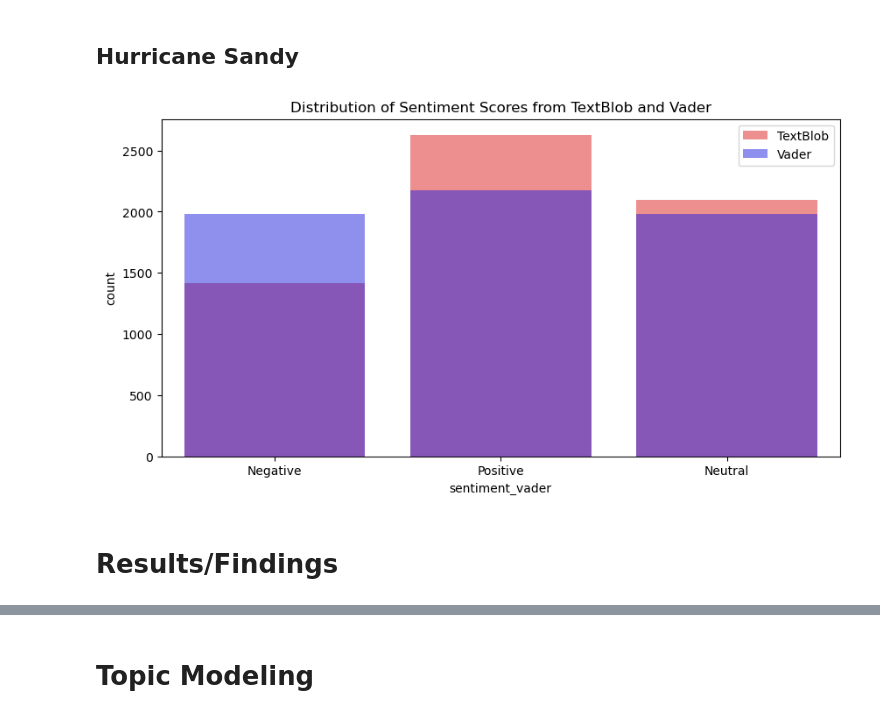
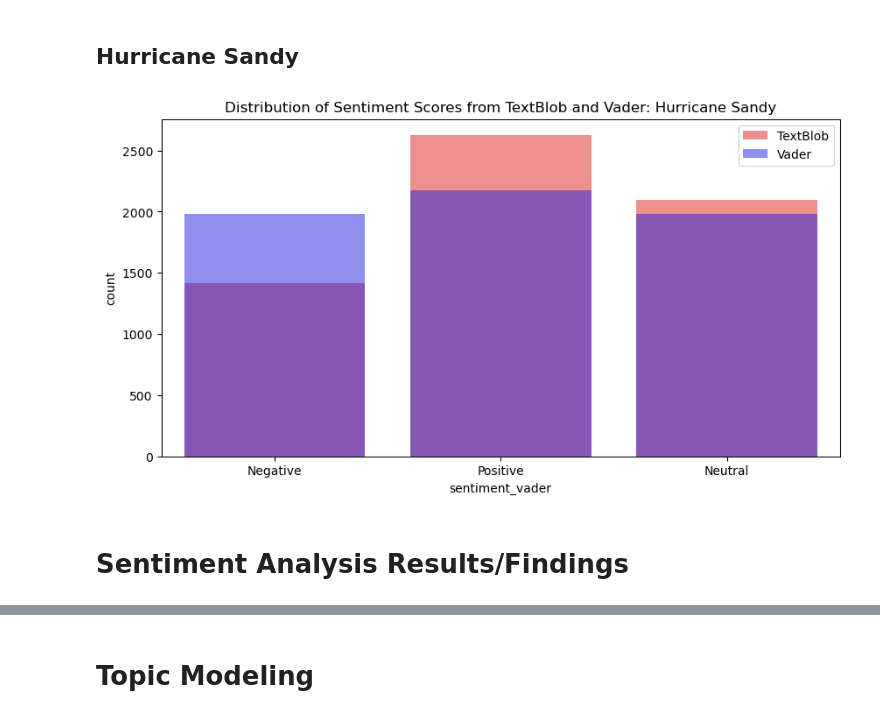
Before and after one commit to finnleyo/final-project-team-teal, a Jupyter notebook: final_project.ipynb, the cells around one changed output, grey strips where cells are left out. Cells and saved outputs as stored; diff of their text form; code cells hidden in the pictures.

```diff
--- a/final_project.ipynb
+++ b/final_project.ipynb
@@ -265,9 +268,9 @@ plt.show()
 # %%
 plt.figure(figsize=(10, 5))
 sns.countplot(x="sentiment_textblob", data=df1, label="TextBlob", color='r', alpha=0.5)
 sns.countplot(x="sentiment_vader", data=df1 , label="Vader", color='b', alpha=0.5)
 plt.legend()
-plt.title('Distribution of Sentiment Scores from TextBlob and Vader')
+plt.title('Distribution of Sentiment Scores from TextBlob and Vader: Hurricane Sandy')
 plt.show()
 # %% [output]
-[figure, old version]
+[figure, new version]
@@ -276,3 +277,3 @@ plt.show()
 # %% [markdown]
-# Results/Findings
+# Sentiment Analysis Results/Findings
 # %% [markdown]
```
Also changed, not shown: parts of 21 cells of this notebook.
